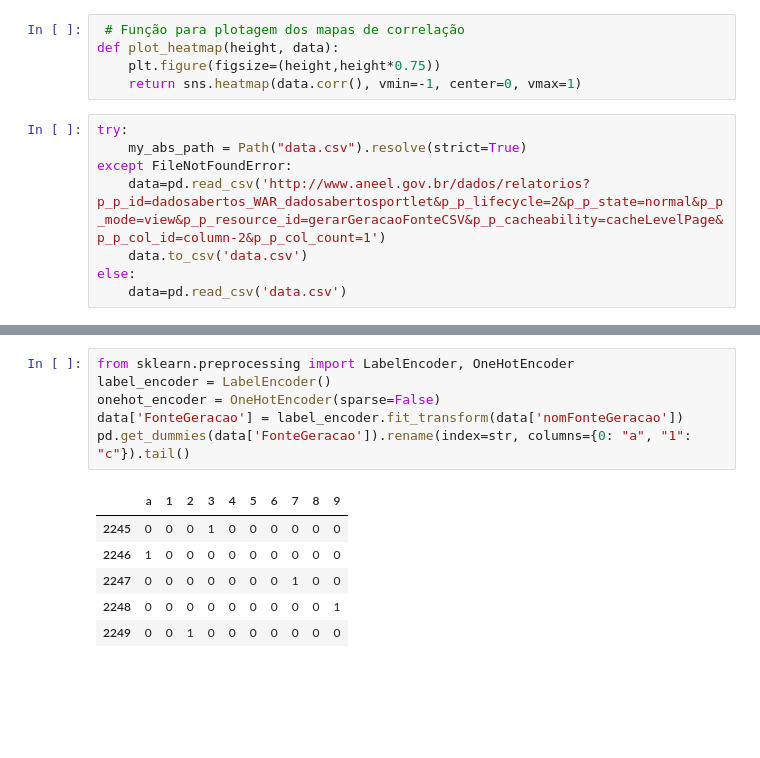
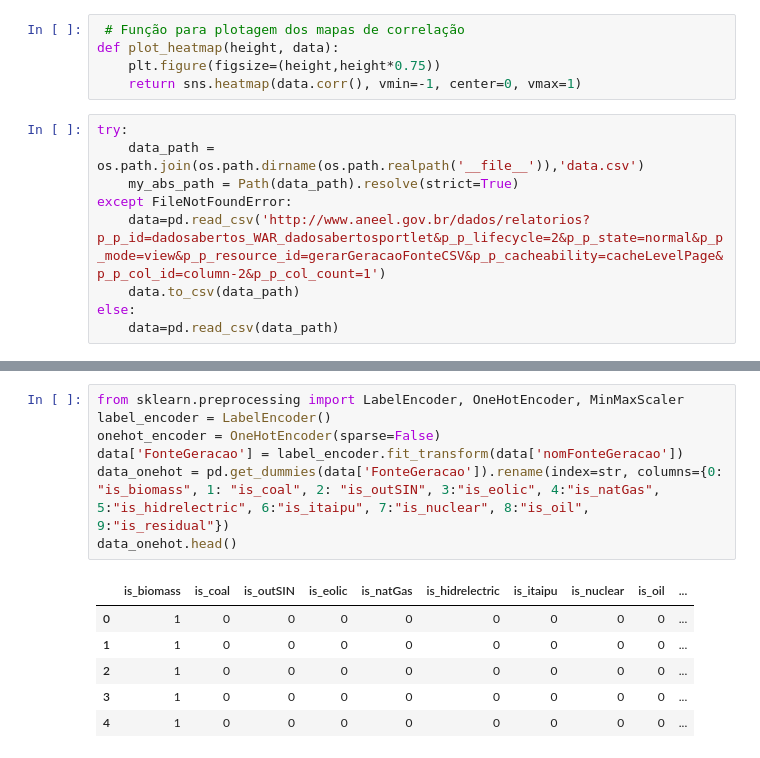
Before and after one commit to shanti/ml-projects-0318, a Jupyter notebook: PowerData/PowerData.ipynb, the cells around one changed output, grey strips where cells are left out. Drawn from its saved outputs; the diff is of its cells as text; blank space fills up the shorter version.

```diff
--- a/PowerData/PowerData.ipynb
+++ b/PowerData/PowerData.ipynb
@@ -12,12 +13,13 @@ def plot_heatmap(height, data):
     return sns.heatmap(data.corr(), vmin=-1, center=0, vmax=1)
 # %%
 try:
-    my_abs_path = Path("data.csv").resolve(strict=True)
+    data_path = os.path.join(os.path.dirname(os.path.realpath('__file__')),'data.csv')
+    my_abs_path = Path(data_path).resolve(strict=True)
 except FileNotFoundError:
     data=pd.read_csv('http://www.aneel.gov.br/dados/relatorios?p_p_id=dadosabertos_WAR_dadosabertosportlet&p_p_lifecycle=2&p_p_state=normal&p_p_mode=view&p_p_resource_id=gerarGeracaoFonteCSV&p_p_cacheability=cacheLevelPage&p_p_col_id=column-2&p_p_col_count=1')
-    data.to_csv('data.csv')
+    data.to_csv(data_path)
 else:
-    data=pd.read_csv('data.csv')
+    data=pd.read_csv(data_path)
 # %%
 data.head()
 # %% [output]
@@ -79,13 +64,14 @@ print(set(data['nomFonteGeracao']))
 # %%
-from sklearn.preprocessing import LabelEncoder, OneHotEncoder
+from sklearn.preprocessing import LabelEncoder, OneHotEncoder, MinMaxScaler
 label_encoder = LabelEncoder()
 onehot_encoder = OneHotEncoder(sparse=False)
 data['FonteGeracao'] = label_encoder.fit_transform(data['nomFonteGeracao'])
-pd.get_dummies(data['FonteGeracao']).rename(index=str, columns={0: "a", "1": "c"}).tail()
+data_onehot = pd.get_dummies(data['FonteGeracao']).rename(index=str, columns={0: "is_biomass", 1: "is_coal", 2: "is_outSIN", 3:"is_eolic", 4:"is_natGas", 5:"is_hidrelectric", 6:"is_itaipu", 7:"is_nuclear", 8:"is_oil", 9:"is_residual"})
+data_onehot.head()
 # %% [output]
-|  | a | 1 | 2 | 3 | 4 | 5 | 6 | 7 | 8 | 9 |
-| 2245 | 0 | 0 | 0 | 1 | 0 | 0 | 0 | 0 | 0 | 0 |
-| 2246 | 1 | 0 | 0 | 0 | 0 | 0 | 0 | 0 | 0 | 0 |
-| 2247 | 0 | 0 | 0 | 0 | 0 | 0 | 0 | 1 | 0 | 0 |
-| 2248 | 0 | 0 | 0 | 0 | 0 | 0 | 0 | 0 | 0 | 1 |
-| 2249 | 0 | 0 | 1 | 0 | 0 | 0 | 0 | 0 | 0 | 0 |
+|  | is_biomass | is_coal | is_outSIN | is_eolic | is_natGas | is_hidrelectric | is_itaipu | is_nuclear | is_oil | ... |
+| 0 | 1 | 0 | 0 | 0 | 0 | 0 | 0 | 0 | 0 | ... |
+| 1 | 1 | 0 | 0 | 0 | 0 | 0 | 0 | 0 | 0 | ... |
+| 2 | 1 | 0 | 0 | 0 | 0 | 0 | 0 | 0 | 0 | ... |
+| 3 | 1 | 0 | 0 | 0 | 0 | 0 | 0 | 0 | 0 | ... |
+| 4 | 1 | 0 | 0 | 0 | 0 | 0 | 0 | 0 | 0 | ... |
```
Also changed, not shown: parts of 21 cells of this notebook, 1 other file.
